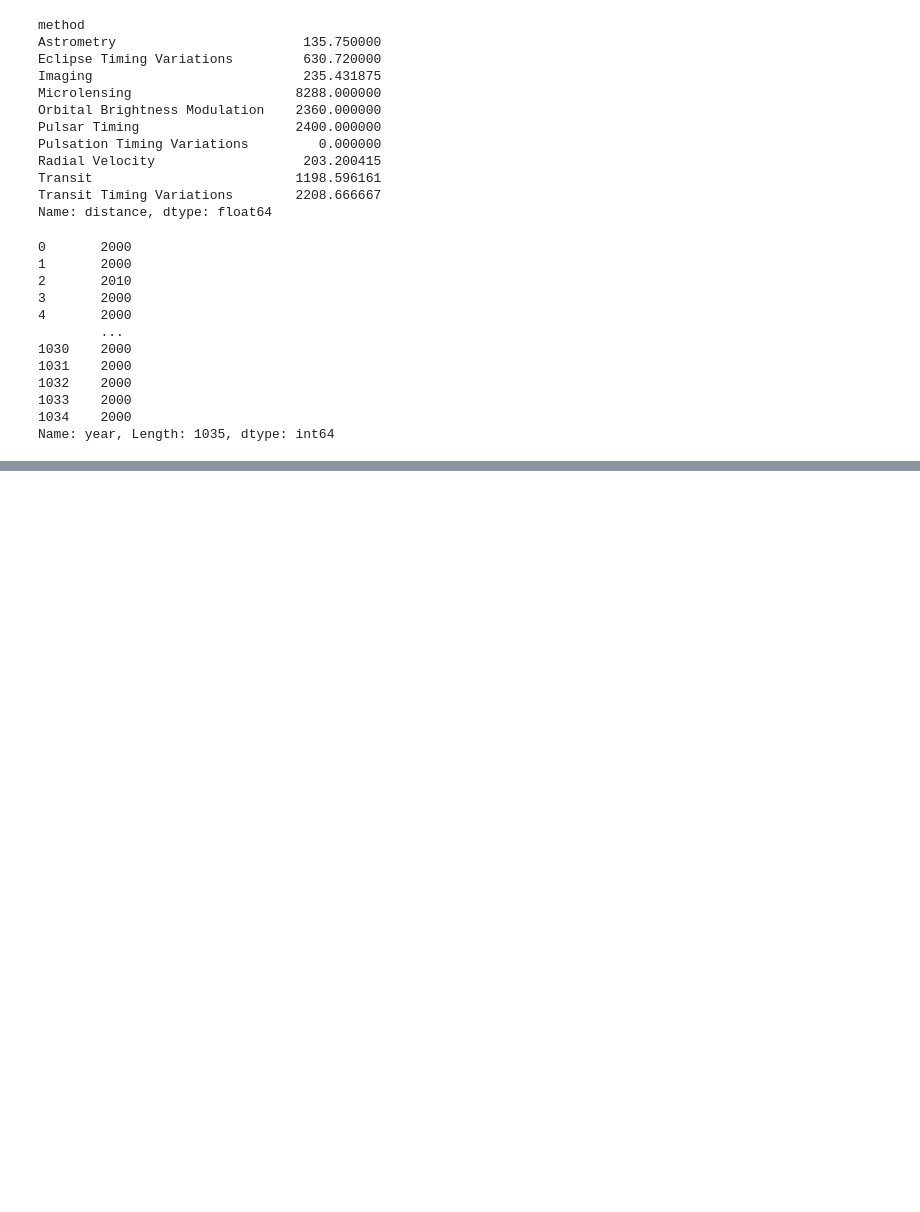
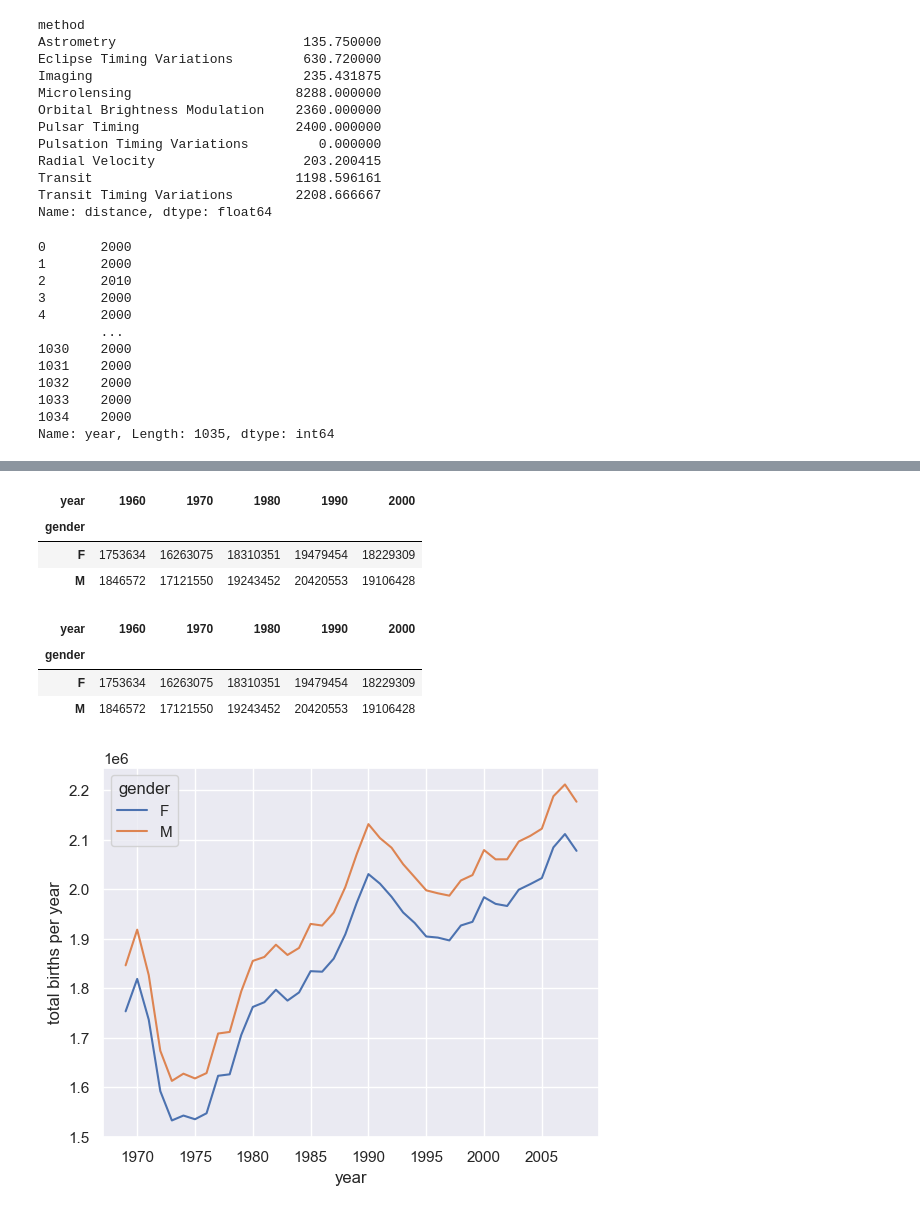
Before and after one commit to rajeev-khoodeeram/python, a Jupyter notebook: pandas_all.ipynb, the cells around one changed output, grey strips where cells are left out. Drawn from its saved outputs; the diff is of its cells as text; code cells hidden in the pictures; blank space fills up the shorter version.

Commit message:
Using pivot table and advance filter plus line graphs

```diff
--- a/pandas_all.ipynb
+++ b/pandas_all.ipynb
@@ -353,0 +464,3 @@ Name: year, Length: 1035, dtype: int64
+# %%
+births = pd.read_csv("births.csv")
+births.head()
@@ -353,0 +516,22 @@ Name: year, Length: 1035, dtype: int64
+# %%
+# displaying the number of births per gender per decade
+births.groupby(["gender", year])["births"].sum().unstack()
+# %% [output]
+| year | 1960 | 1970 | 1980 | 1990 | 2000 |
+| gender |  |  |  |  |  |
+| F | 1753634 | 16263075 | 18310351 | 19479454 | 18229309 |
+| M | 1846572 | 17121550 | 19243452 | 20420553 | 19106428 |
+# %%
+# displaying the number of births per gender per decade  using pivot_table
+births.pivot_table("births", index="gender", columns=year, aggfunc='sum')
+# %% [output]
+| year | 1960 | 1970 | 1980 | 1990 | 2000 |
+| gender |  |  |  |  |  |
+| F | 1753634 | 16263075 | 18310351 | 19479454 | 18229309 |
+| M | 1846572 | 17121550 | 19243452 | 20420553 | 19106428 |
+# %%
+sns.set() # use Seaborn styles
+births.pivot_table('births', index='year', columns='gender', aggfunc='sum').plot()
+plt.ylabel('total births per year');
+# %% [output]
+[figure, added]
```
Also changed, not shown: parts of 17 cells of this notebook, 1 other file.
